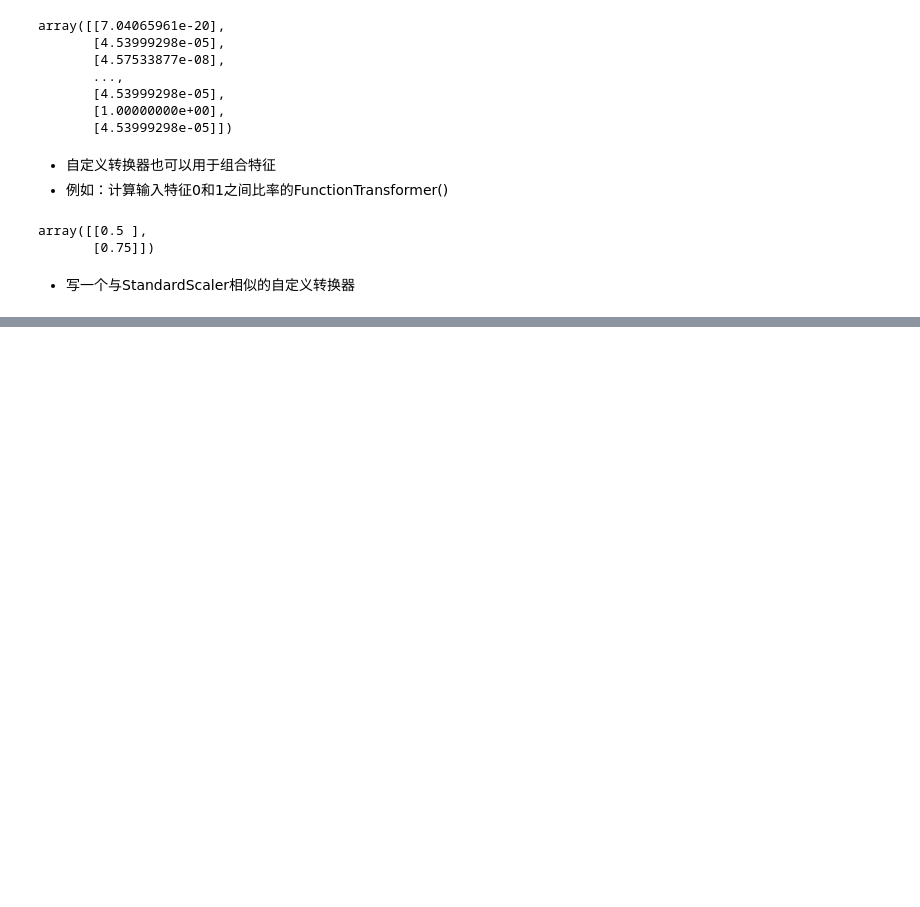
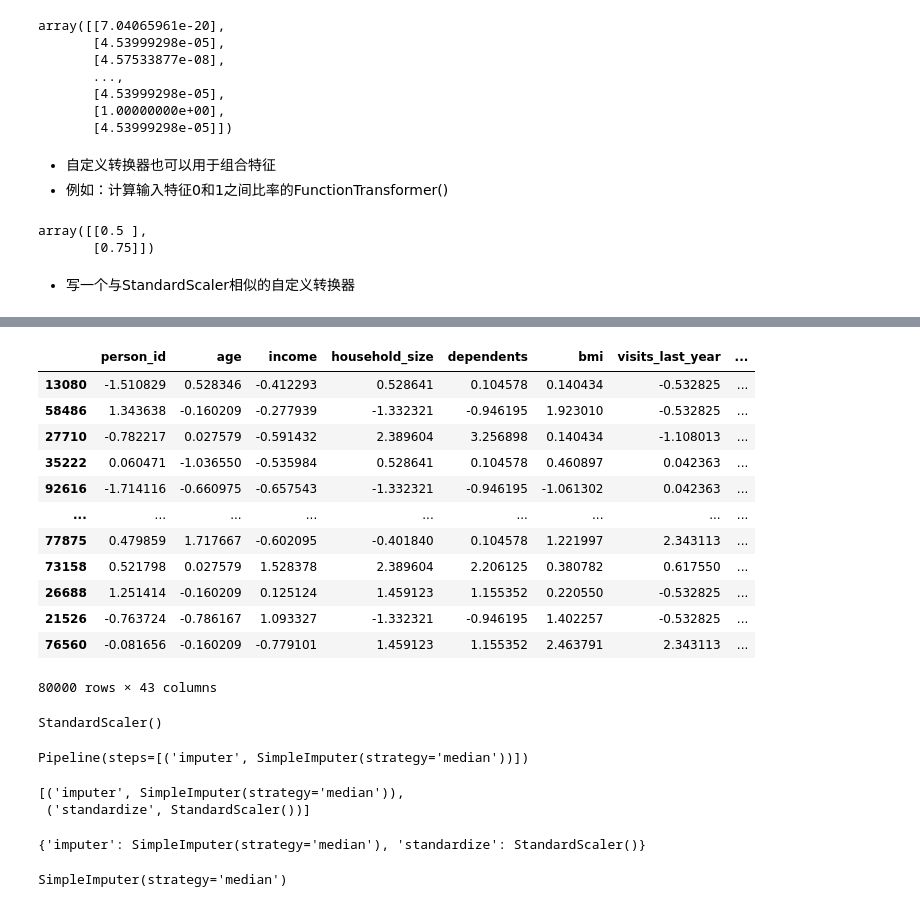
Before and after one commit to machao318927/Hands-On-Machine-Learning, a Jupyter notebook: my-study/02_new_data_for_ML.ipynb, the cells around one changed output, grey strips where cells are left out. Drawn from its saved outputs; the diff is of its cells as text; code cells hidden in the pictures; blank space fills up the shorter version.

Commit message:
02-medical-0104

```diff
--- a/my-study/02_new_data_for_ML.ipynb
+++ b/my-study/02_new_data_for_ML.ipynb
@@ -831,0 +912,9 @@ class StandardScalerClone(BaseEstimator, TransformerMixin):
+# %%
+# 若不想给转换器命名，则可以使用make_pipeline()
+from sklearn.pipeline import make_pipeline
+
+num_pipeline = make_pipeline(SimpleImputer(strategy="median"), StandardScaler())
+# %%
+# 调用该pipeline
+medical_num_prepared = num_pipeline.fit_transform(medical_num)
+medical_num_prepared[:2].round(2)
@@ -831,0 +932,50 @@ class StandardScalerClone(BaseEstimator, TransformerMixin):
+# %%
+# 用get_feature_names_out()恢复为原DataFrame样式
+# type(medical_num_prepared) # numpy.ndarray
+df_medical_num_prepared = pd.DataFrame(
+    medical_num_prepared,
+    columns=num_pipeline.get_feature_names_out(),
+    index=medical_num.index,
+)
+
+df_medical_num_prepared
+# %% [output]
+|  | person_id | age | income | household_size | dependents | bmi | visits_last_year | ... |
+| 13080 | -1.510829 | 0.528346 | -0.412293 | 0.528641 | 0.104578 | 0.140434 | -0.532825 | ... |
+| 58486 | 1.343638 | -0.160209 | -0.277939 | -1.332321 | -0.946195 | 1.923010 | -0.532825 | ... |
+| 27710 | -0.782217 | 0.027579 | -0.591432 | 2.389604 | 3.256898 | 0.140434 | -1.108013 | ... |
+| 35222 | 0.060471 | -1.036550 | -0.535984 | 0.528641 | 0.104578 | 0.460897 | 0.042363 | ... |
+| 92616 | -1.714116 | -0.660975 | -0.657543 | -1.332321 | -0.946195 | -1.061302 | 0.042363 | ... |
+| ... | ... | ... | ... | ... | ... | ... | ... | ... |
+| 77875 | 0.479859 | 1.717667 | -0.602095 | -0.401840 | 0.104578 | 1.221997 | 2.343113 | ... |
+| 73158 | 0.521798 | 0.027579 | 1.528378 | 2.389604 | 2.206125 | 0.380782 | 0.617550 | ... |
+| 26688 | 1.251414 | -0.160209 | 0.125124 | 1.459123 | 1.155352 | 0.220550 | -0.532825 | ... |
+| 21526 | -0.763724 | -0.786167 | 1.093327 | -1.332321 | -0.946195 | 1.402257 | -0.532825 | ... |
+| 76560 | -0.081656 | -0.160209 | -0.779101 | 1.459123 | 1.155352 | 2.463791 | 2.343113 | ... |
+80000 rows × 43 columns
+# %%
+# pipeline支持索引查看索引位置的估计器
+num_pipeline[1]
+# %% [output]
+StandardScaler()
+# %%
+# 也可返回一个pipeline对象，包含出最后一个估计器以外的所有估计器
+num_pipeline[:-1]
+# %% [output]
+Pipeline(steps=[('imputer', SimpleImputer(strategy='median'))])
+# %%
+# 访问估计器
+num_pipeline.steps
+# %% [output]
+[('imputer', SimpleImputer(strategy='median')),
+ ('standardize', StandardScaler())]
+# %%
+# 访问估计器，返回字典形式
+num_pipeline.named_steps
+# %% [output]
+{'imputer': SimpleImputer(strategy='median'), 'standardize': StandardScaler()}
+# %%
+# 通过名称访问估计器，返回对应估计器
+num_pipeline["imputer"]
+# %% [output]
+SimpleImputer(strategy='median')
```
Also changed, not shown: parts of 29 cells of this notebook.
